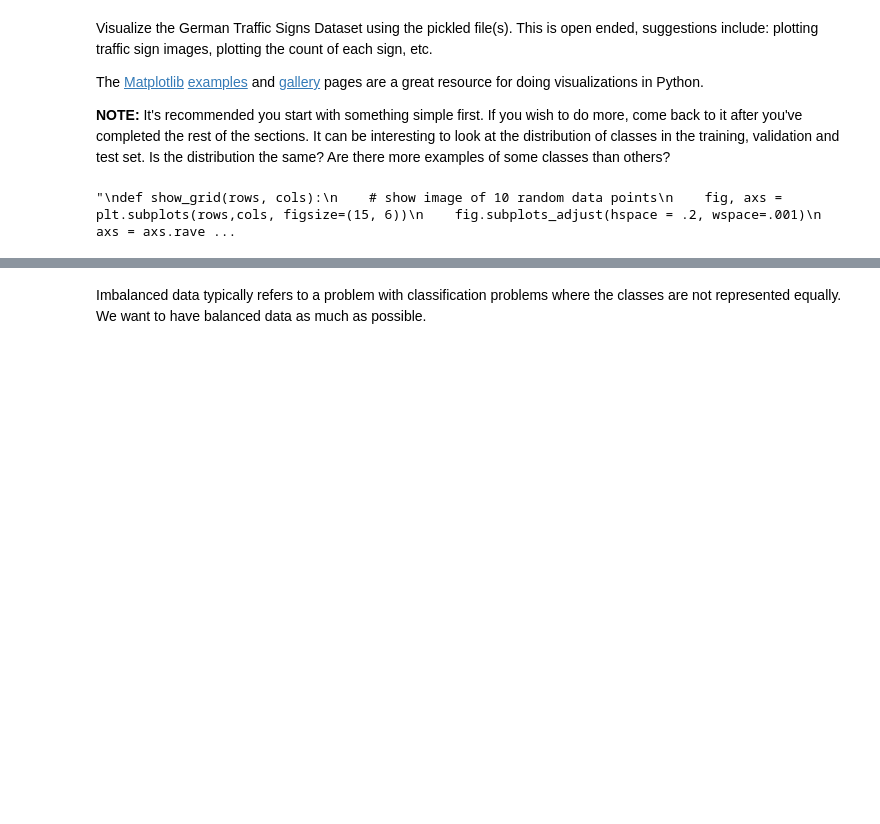
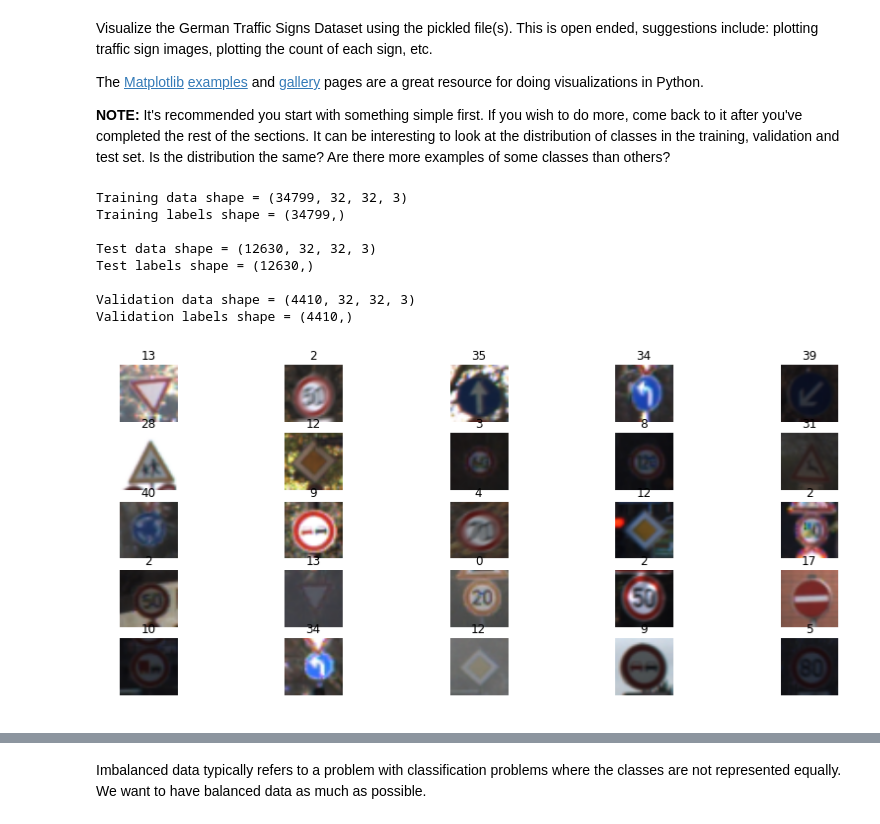
Before and after one commit to siqb/CarND-Traffic-Sign-Classifier-Project, a Jupyter notebook: Traffic_Sign_Classifier.ipynb, the cells around one changed output, grey strips where cells are left out. Cells and saved outputs as stored; diff of their text form; code cells hidden in the pictures; blank space fills up the shorter version.

```diff
--- a/Traffic_Sign_Classifier.ipynb
+++ b/Traffic_Sign_Classifier.ipynb
@@ -119,18 +119,45 @@ The [Matplotlib](http://matplotlib.org/) [examples](http://matplotlib.org/exampl
 
 **NOTE:** It's recommended you start with something simple first. If you wish to do more, come back to it after you've completed the rest of the sections. It can be interesting to look at the distribution of classes in the training, validation and test set. Is the distribution the same? Are there more examples of some classes than others?
 # %%
-"""
-def show_grid(rows, cols):
-    # show image of 10 random data points
-    fig, axs = plt.subplots(rows,cols, figsize=(15, 6))
-    fig.subplots_adjust(hspace = .2, wspace=.001)
-    axs = axs.ravel()
-    for i in range(10):
-        index = random.randint(0, len(X_train))
-        image = X_train[index]
-        axs[i].axis('off')
-        axs[i].imshow(image)
-        axs[i].set_title(y_train[index])
-"""
+### Data exploration visualization code goes here.
+### Feel free to use as many code cells as needed.
+import matplotlib.pyplot as plt
+import random
+# Visualizations will be shown in the notebook.
+%matplotlib inline
+
+print("Training data shape =", X_train.shape)
+print("Training labels shape =", y_train.shape,"\n")
+print("Test data shape =", X_test.shape)
+print("Test labels shape =", y_test.shape,"\n")
+print("Validation data shape =", X_valid.shape)
+print("Validation labels shape =", y_valid.shape,"\n")
+
+
+#plt.imshow(X_train[1])
+#print("label 1 =", y_train[1])
+
+#histogram = plt.hist(y_train, normed=True, bins=)
+#histogram = plt.ylabel('Classes');
+#plt.show()
+
+# show image of 25 random data points
+fig, axs = plt.subplots(5,5, figsize=(15, 6))
+fig.subplots_adjust(hspace = .2, wspace=.001)
+axs = axs.ravel()
+for i in range(25):
+    index = random.randint(0, len(X_train))
+    image = X_train[index]
+    axs[i].axis('off')
+    axs[i].imshow(image)
+    axs[i].set_title(y_train[index])
 # %% [output]
-"\ndef show_grid(rows, cols):\n    # show image of 10 random data points\n    fig, axs = plt.subplots(rows,cols, figsize=(15, 6))\n    fig.subplots_adjust(hspace = .2, wspace=.001)\n    axs = axs.rave ...
+Training data shape = (34799, 32, 32, 3)
+Training labels shape = (34799,)
+
+Test data shape = (12630, 32, 32, 3)
+Test labels shape = (12630,)
+
+Validation data shape = (4410, 32, 32, 3)
+Validation labels shape = (4410,)
+[figure, added]
```
Also changed, not shown: parts of 53 cells of this notebook, 31 other files.
